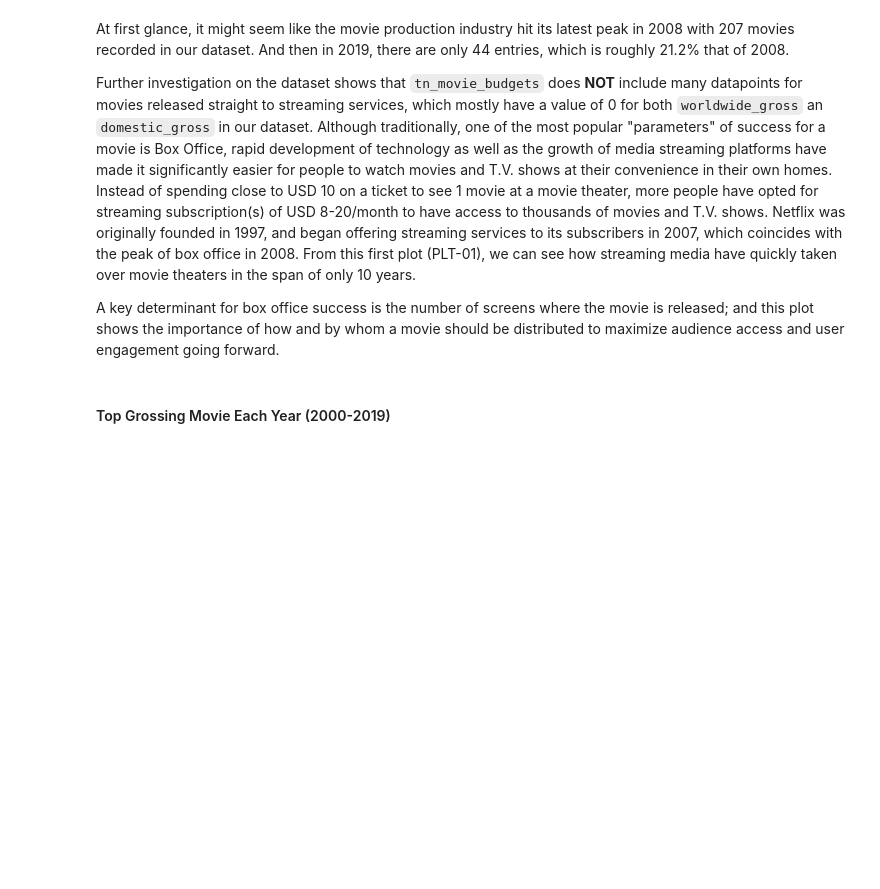
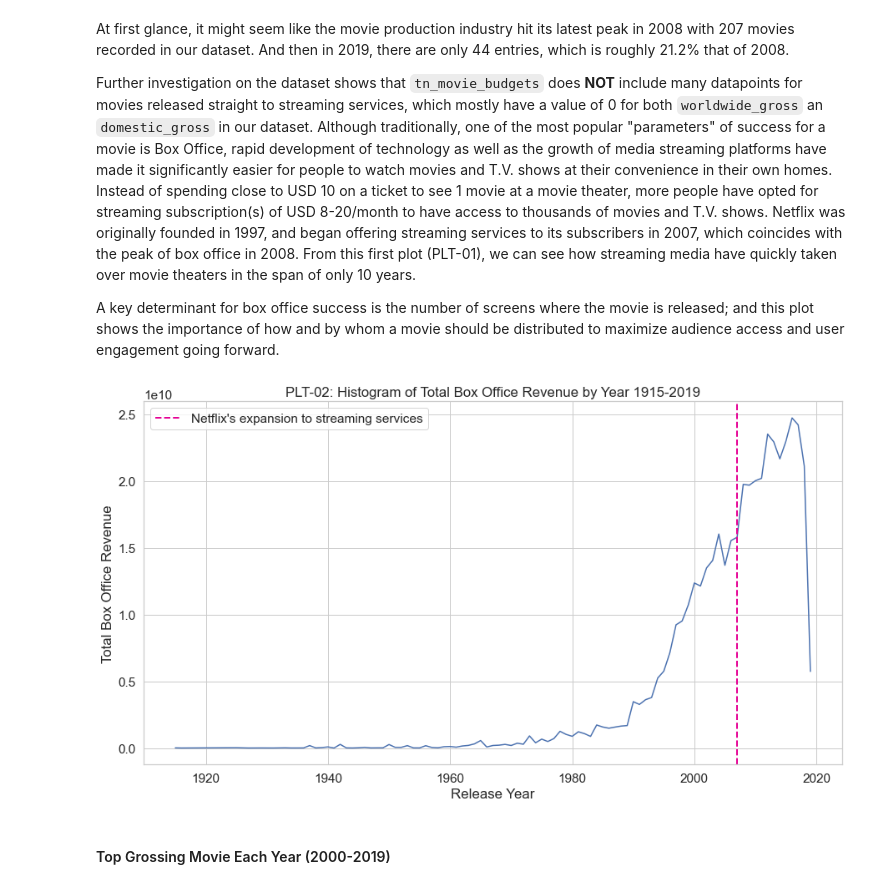
Before and after one commit to chibui191/110920-Project-P1-Movie-Analysis, a Jupyter notebook: dsc-phase1-project-movie-exploratory-analysis.ipynb, the cells around one changed output. Cells and saved outputs as stored; diff of their text form; code cells hidden in the pictures; blank space fills up the shorter version.

```diff
--- a/dsc-phase1-project-movie-exploratory-analysis.ipynb
+++ b/dsc-phase1-project-movie-exploratory-analysis.ipynb
@@ -259,6 +254,31 @@ At first glance, it might seem like the movie production industry hit its latest
 Further investigation on the dataset shows that `tn_movie_budgets` does <b>NOT</b> include many datapoints for movies released straight to streaming services, which mostly have a value of 0 for both `worldwide_gross` an `domestic_gross` in our dataset. Although traditionally, one of the most popular "parameters" of success for a movie is Box Office, rapid development of technology as well as the growth of media streaming platforms have made it significantly easier for people to watch movies and T.V. shows at their convenience in their own homes. Instead of spending close to USD 10 on a ticket to see 1 movie at a movie theater, more people have opted for streaming subscription(s) of USD 8-20/month to have access to thousands of movies and T.V. shows. Netflix was originally founded in 1997, and began offering streaming services to its subscribers in 2007, which coincides with the peak of box office in 2008. From this first plot (PLT-01), we can see how streaming media have quickly taken over movie theaters in the span of only 10 years.
 
 A key determinant for box office success is the number of screens where the movie is released; and this plot shows the importance of how and by whom a movie should be distributed to maximize audience access and user engagement going forward.
+# %%
+movie_revenue_total_1Y = tn_rotten_tomatoes.groupby(tn_rotten_tomatoes.release_date.dt.year)\
+                                           .worldwide_gross.sum()\
+                                           .reset_index()
+# %%
+# Histogram showing total box office revenue by year 1915-2019
+sns.set(style="whitegrid",
+        font_scale=1.4)
+fig, ax = plt.subplots(figsize=(15, 8))
+ax = sns.lineplot(data=movie_revenue_total_1Y,
+                  x="release_date",
+                  y="worldwide_gross")
+ax.set(xlabel='Release Year',
+       ylabel='Total Box Office Revenue',
+       title='PLT-02: Histogram of Total Box Office Revenue by Year 1915-2019')
+
+ax.xaxis.set_major_locator(plticker.MultipleLocator(20))
+
+plt.axvline(x=2007, color='#e50194', linestyle='--', linewidth=2,
+            label="Netflix's expansion to streaming services")
+
+plt.legend()
+plt.show();
+# %% [output]
+[figure, added]
 # %% [markdown]
 #### Top Grossing Movie Each Year (2000-2019)
 # %%
```
Also changed, not shown: parts of 9 cells of this notebook, 1 other file.
